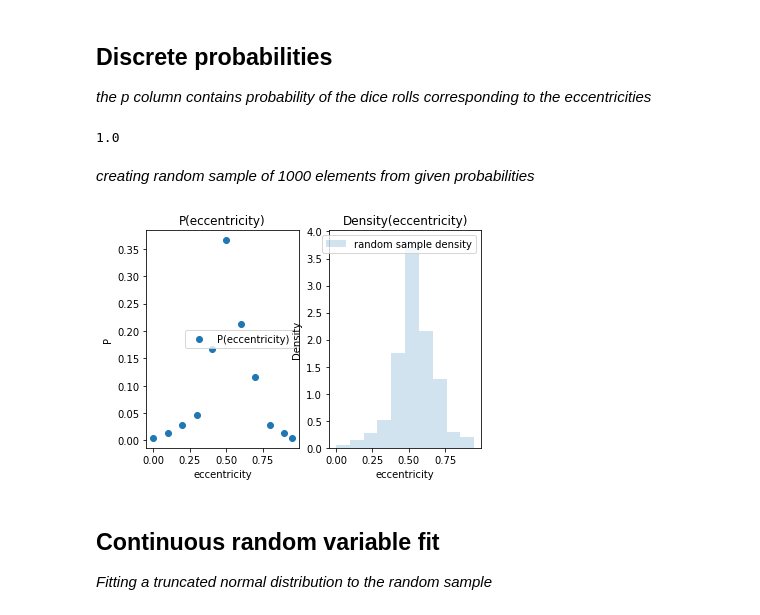
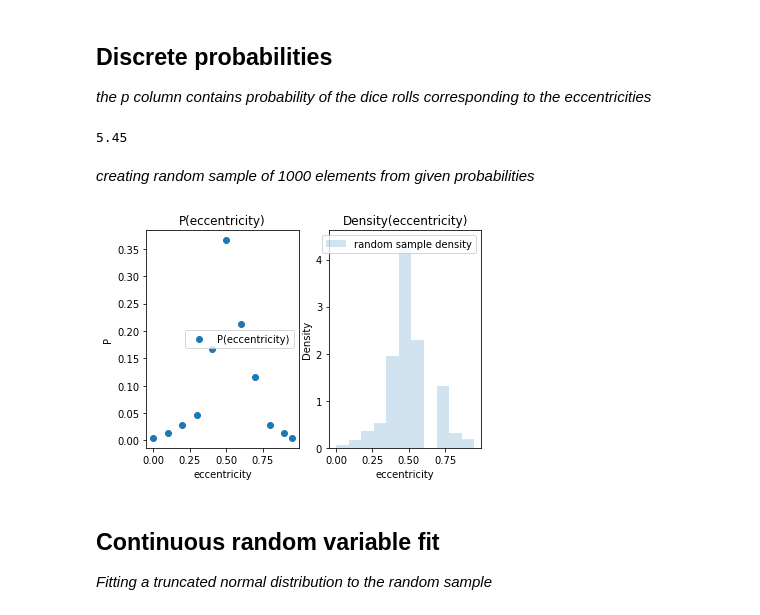
Before and after one commit to vialdj/gs4worldbuilding, a Jupyter notebook: notebooks/stellar_orbital_eccentricity.ipynb, the cells around one changed output. Cells and saved outputs as stored; diff of their text form; code cells hidden in the pictures.

```diff
--- a/notebooks/stellar_orbital_eccentricity.ipynb
+++ b/notebooks/stellar_orbital_eccentricity.ipynb
@@ -20,33 +26,33 @@ df.head()
 # %%
 x = df.eccentricity
 y = df.p
-df.p.sum()
+x.sum()
 # %% [output]
-1.0
+5.45
 # %% [markdown]
 *creating random sample of 1000 elements from given probabilities*
 # %%
 from random import choices
 
-sample = choices(list(x), weights=list(y), k=10000)
+sample = choices(list(x), weights=list(y), k=1000)
 # %%
 import matplotlib.pyplot as plt
 
 
 _, axs = plt.subplots(1, 2)
 axs[0].set_title(r"P(eccentricity)")
 axs[0].plot(x, y, 'o', label='P(eccentricity)')
 axs[0].set_xlabel('eccentricity')
 axs[0].set_ylabel('P')
 axs[0].legend()
 axs[1].set_title(r"Density(eccentricity)")
-axs[1].hist(sample, density=True, histtype='stepfilled', alpha=0.2, label='random sample density')
+axs[1].hist(sample, density=True, histtype='bar', align='mid', bins=len(x), alpha=0.2, label='random sample density')
 axs[1].set_xlabel('eccentricity')
 axs[1].set_ylabel('Density')
 axs[1].legend()
 plt.show()
 # %% [output]
-[figure, old version]
+[figure, new version]
 # %% [markdown]
 ## Continuous random variable fit
 *Fitting a truncated normal distribution to the random sample*
```
Also changed, not shown: parts of 3 cells of this notebook, 3 other files.
